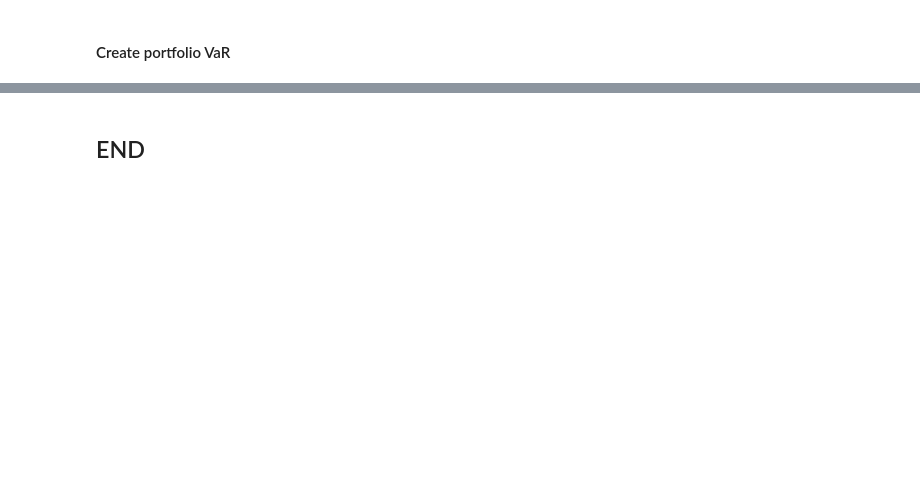
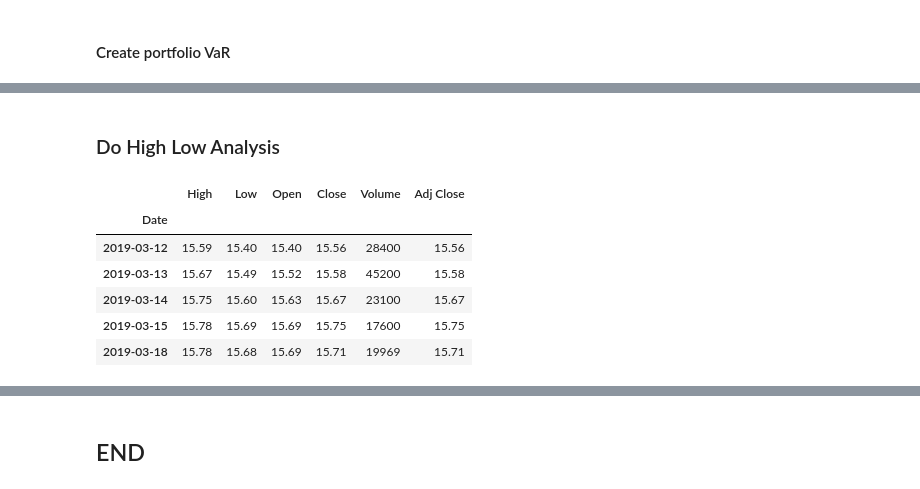
Before and after one commit to bgithub1/barchartapi, a Jupyter notebook: barchartapi/get_portfolio_var.ipynb, the cells around one changed output, grey strips where cells are left out. Drawn from its saved outputs; the diff is of its cells as text; code cells hidden in the pictures; blank space fills up the shorter version.

```diff
--- a/barchartapi/get_portfolio_var.ipynb
+++ b/barchartapi/get_portfolio_var.ipynb
@@ -229,0 +339,2 @@ print(f'Equivalent S&P position (in dollars): {round(sp_dollar_equiv,2)}')
+# %% [markdown]
+### Do High Low Analysis
@@ -229,0 +347,10 @@ print(f'Equivalent S&P position (in dollars): {round(sp_dollar_equiv,2)}')
+# %%
+d1.tail()
+# %% [output]
+|  | High | Low | Open | Close | Volume | Adj Close |
+| Date |  |  |  |  |  |  |
+| 2019-03-12 | 15.59 | 15.40 | 15.40 | 15.56 | 28400 | 15.56 |
+| 2019-03-13 | 15.67 | 15.49 | 15.52 | 15.58 | 45200 | 15.58 |
+| 2019-03-14 | 15.75 | 15.60 | 15.63 | 15.67 | 23100 | 15.67 |
+| 2019-03-15 | 15.78 | 15.69 | 15.69 | 15.75 | 17600 | 15.75 |
+| 2019-03-18 | 15.78 | 15.68 | 15.69 | 15.71 | 19969 | 15.71 |
```
Also changed, not shown: parts of 14 cells of this notebook, 1 other file.
